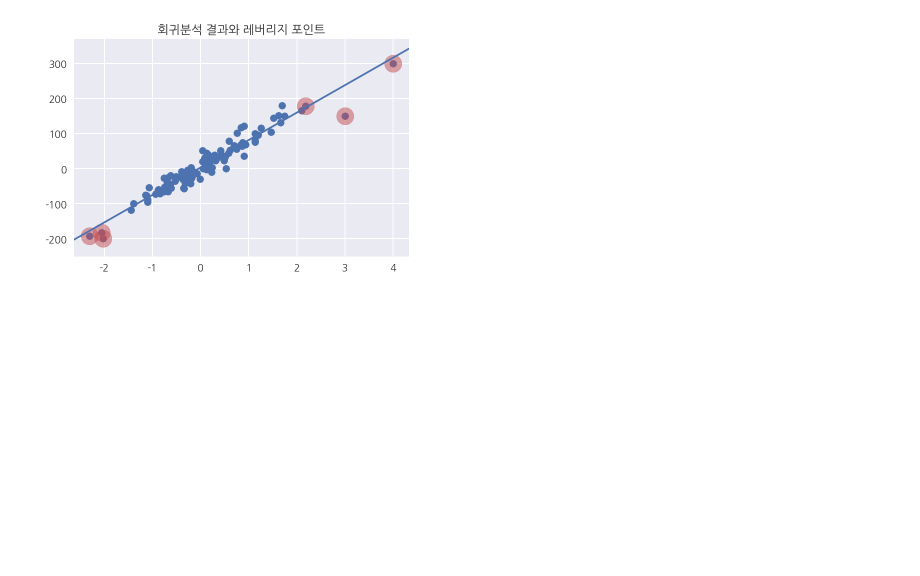
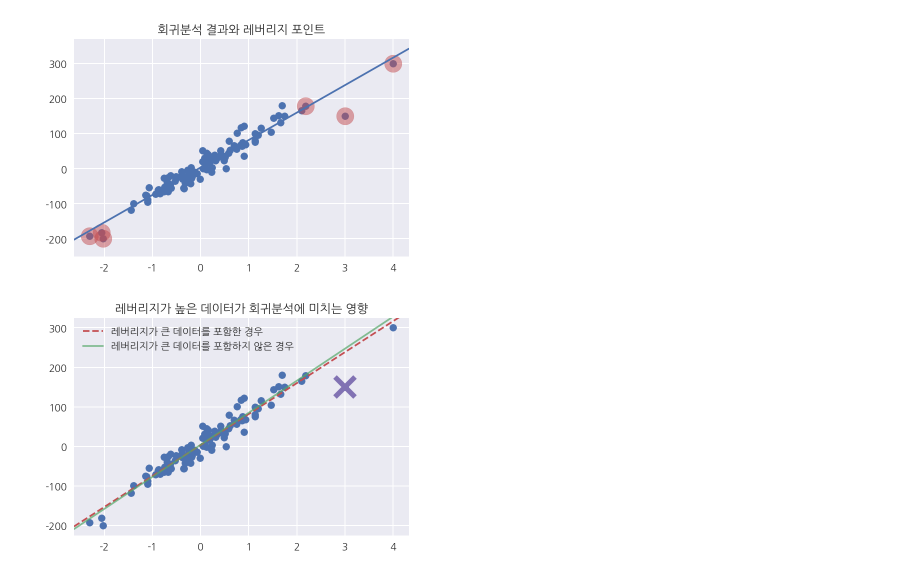
Before and after one commit to whguswls58/TIL, a Jupyter notebook: math/200514_math_16.ipynb, the cells around one changed output. Cells and saved outputs as stored; diff of their text form; code cells hidden in the pictures; blank space fills up the shorter version.

```diff
--- a/math/200514_math_16.ipynb
+++ b/math/200514_math_16.ipynb
@@ -193,3 +193,24 @@ plt.title("회귀분석 결과와 레버리지 포인트")
 plt.show()
 # %% [output]
 [figure]
+# %%
+# 레버리지가 큰 데이터를 함부로 빼거나 넣을수 없음
+# 영향을 크게 미침
+model2 = sm.OLS(y[:-1], X[:-1])
+result2 = model2.fit()
+
+plt.figure(facecolor="1.")
+ax = plt.subplot()
+plt.scatter(X0, y)
+sm.graphics.abline_plot(model_results=result,
+                        c="r", linestyle="--", ax=ax)
+sm.graphics.abline_plot(model_results=result2,
+                        c="g", alpha=0.7, ax=ax)
+
+plt.plot(X0[-1], y[-1], marker='x', c="m", ms=20, mew=5)
+plt.legend([u"레버리지가 큰 데이터를 포함한 경우", u"레버리지가 큰 데이터를 포함하지 않은 경우"],
+           loc="upper left")
+plt.title("레버리지가 높은 데이터가 회귀분석에 미치는 영향")
+plt.show()
+# %% [output]
+[figure, added]
```
Also changed, not shown: parts of 1 cell of this notebook.
